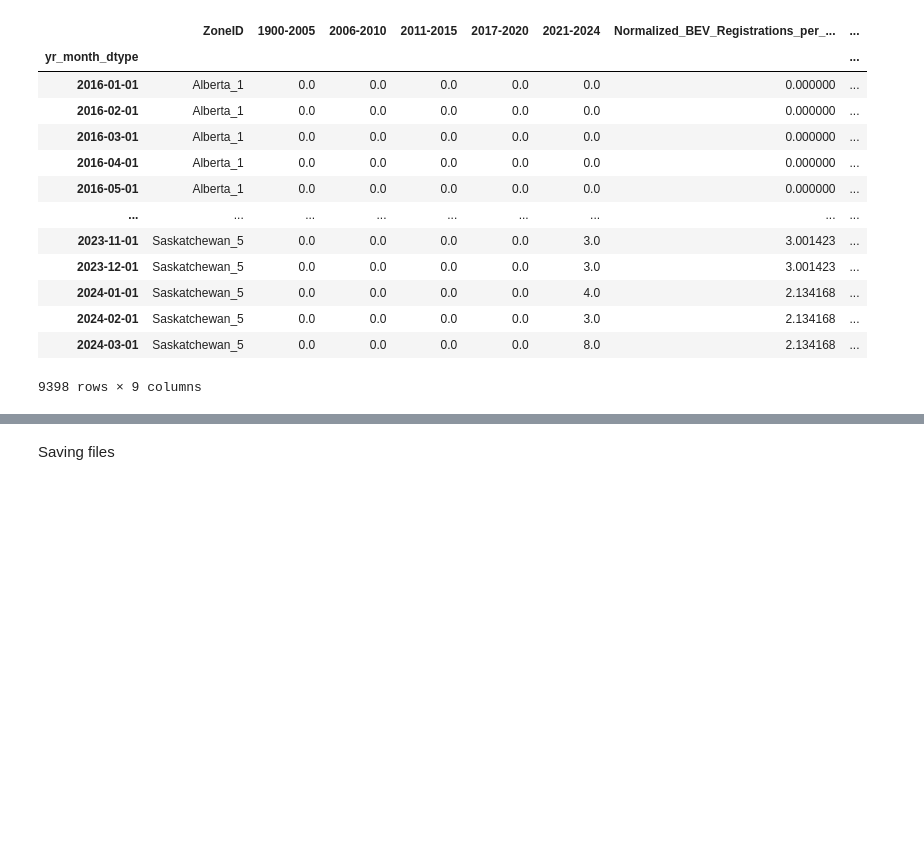
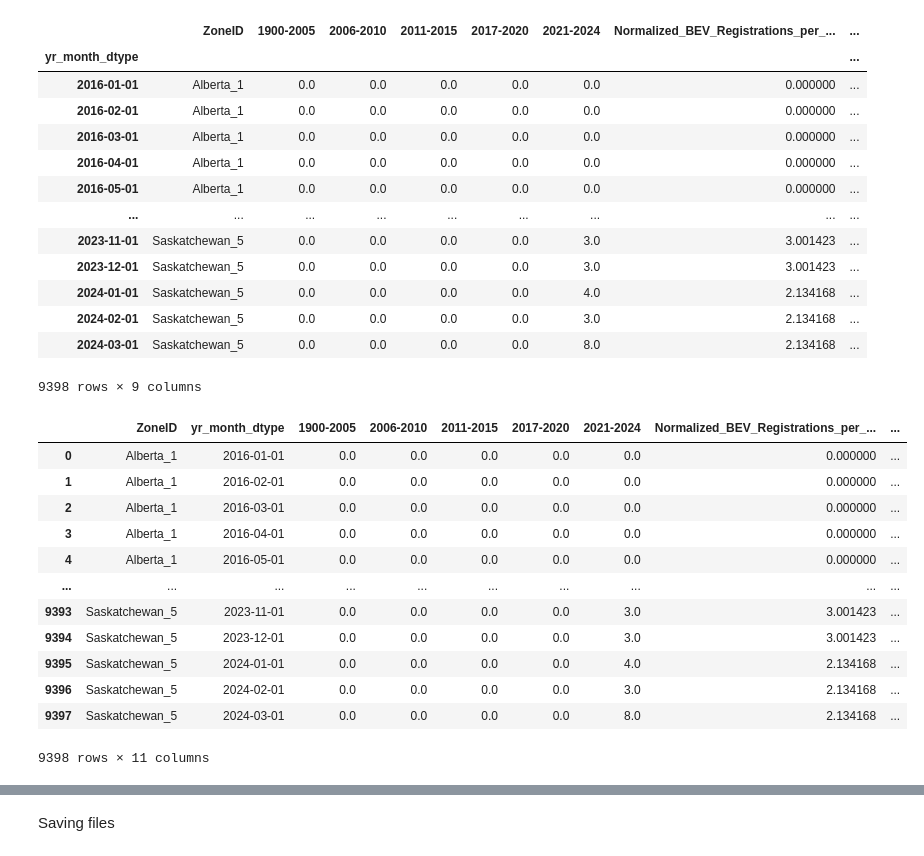
Before and after one commit to AndreMwendwa/AutoTraderCorrect, a Jupyter notebook: Bass_Model_Data_Prep4.ipynb, the cells around one changed output, grey strips where cells are left out. Drawn from its saved outputs; the diff is of its cells as text; code cells hidden in the pictures; blank space fills up the shorter version.

```diff
--- a/Bass_Model_Data_Prep4.ipynb
+++ b/Bass_Model_Data_Prep4.ipynb
@@ -454,3 +454,5 @@ Name: Total, Length: 95, dtype: float64
 market_size_90_perc.sum()
 # %% [output]
 27599.321974089125
+# %%
+pre_bass_input_df.set_index(['ZoneID', 'year_grouped', 'yr_month_dtype'])['BEV']
@@ -474,0 +510,7 @@ bass_input
+# %%
+df_new_zones = pd.merge(df_new_zones, prop_sum, left_on='CFSAUID', right_on='CFSAUID', how='left', validate='many_to_one')
+
+df_new_zones['Prop_corrected'] = df_new_zones['Prop_corrected'] / df_new_zones['Sum_Prop']
+
+totals = df_new_zones.groupby(['ZoneID', 'yr_month_dtype'])['Prop_corrected'].sum().rename("Total_transactions").reset_index()
+totals
@@ -1041,3 +1059,21 @@ bass_input
 | 2024-02-01 | Saskatchewan_5 | 0.0 | 0.0 | 0.0 | 0.0 | 3.0 | 2.134168 | ... |
 | 2024-03-01 | Saskatchewan_5 | 0.0 | 0.0 | 0.0 | 0.0 | 8.0 | 2.134168 | ... |
 9398 rows × 9 columns
+# %%
+bass_input_save = bass_input.merge(totals, left_on=['ZoneID', 'yr_month_dtype'], right_on=['ZoneID', 'yr_month_dtype'], how='left'
+                                   )
+bass_input_save
+# %% [output]
+|  | ZoneID | yr_month_dtype | 1900-2005 | 2006-2010 | 2011-2015 | 2017-2020 | 2021-2024 | Normalized_BEV_Registrations_per_... | ... |
+| 0 | Alberta_1 | 2016-01-01 | 0.0 | 0.0 | 0.0 | 0.0 | 0.0 | 0.000000 | ... |
+| 1 | Alberta_1 | 2016-02-01 | 0.0 | 0.0 | 0.0 | 0.0 | 0.0 | 0.000000 | ... |
+| 2 | Alberta_1 | 2016-03-01 | 0.0 | 0.0 | 0.0 | 0.0 | 0.0 | 0.000000 | ... |
+| 3 | Alberta_1 | 2016-04-01 | 0.0 | 0.0 | 0.0 | 0.0 | 0.0 | 0.000000 | ... |
+| 4 | Alberta_1 | 2016-05-01 | 0.0 | 0.0 | 0.0 | 0.0 | 0.0 | 0.000000 | ... |
+| ... | ... | ... | ... | ... | ... | ... | ... | ... | ... |
+| 9393 | Saskatchewan_5 | 2023-11-01 | 0.0 | 0.0 | 0.0 | 0.0 | 3.0 | 3.001423 | ... |
+| 9394 | Saskatchewan_5 | 2023-12-01 | 0.0 | 0.0 | 0.0 | 0.0 | 3.0 | 3.001423 | ... |
+| 9395 | Saskatchewan_5 | 2024-01-01 | 0.0 | 0.0 | 0.0 | 0.0 | 4.0 | 2.134168 | ... |
+| 9396 | Saskatchewan_5 | 2024-02-01 | 0.0 | 0.0 | 0.0 | 0.0 | 3.0 | 2.134168 | ... |
+| 9397 | Saskatchewan_5 | 2024-03-01 | 0.0 | 0.0 | 0.0 | 0.0 | 8.0 | 2.134168 | ... |
+9398 rows × 11 columns
```
Also changed, not shown: parts of 12 cells of this notebook.
